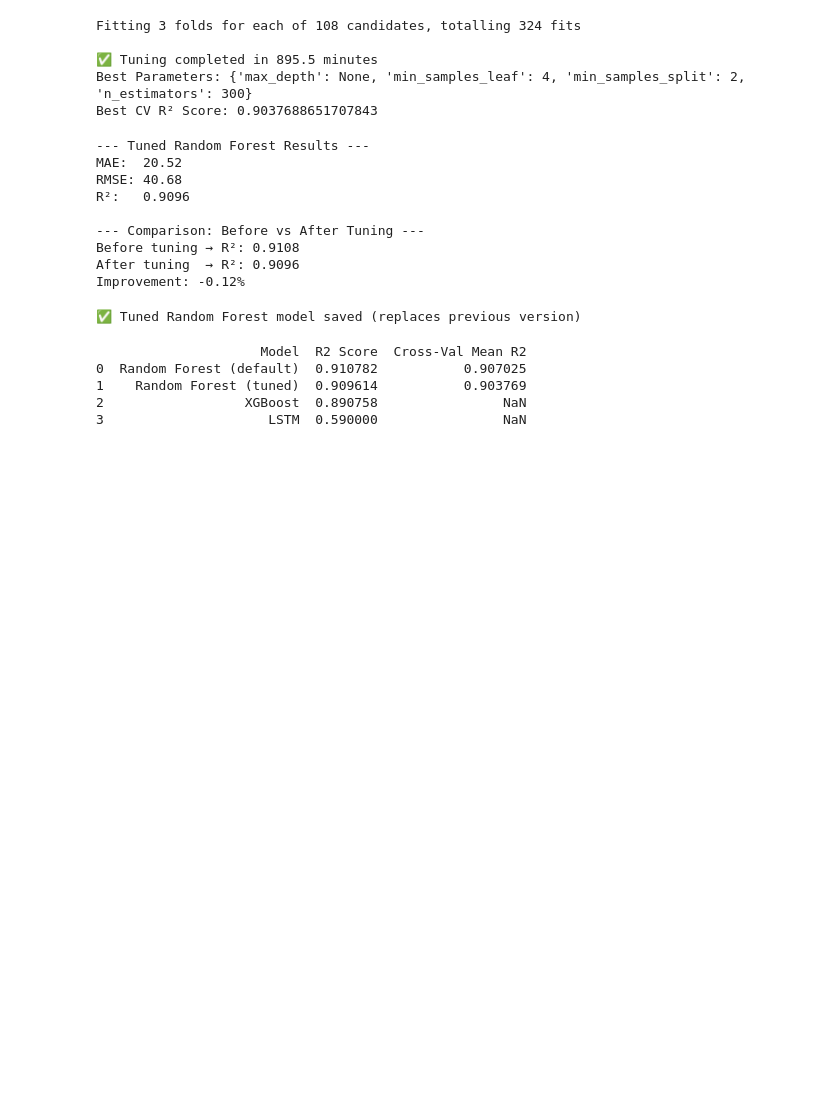
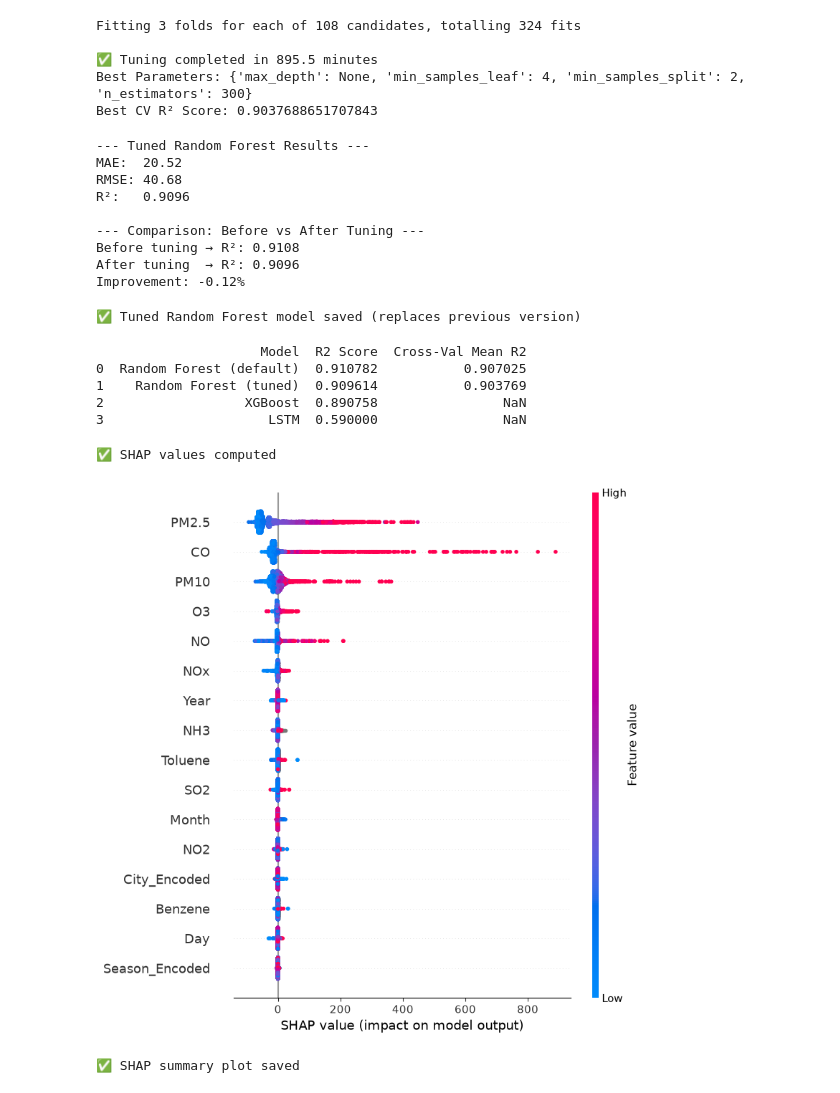
Before and after one commit to ankur0278/aqi-predictor-project, a Jupyter notebook: notebooks/03_model_building.ipynb, the cells around one changed output. Cells and saved outputs as stored; diff of their text form; code cells hidden in the pictures; blank space fills up the shorter version.

Commit message:
Add SHAP explainability analysis and plots

```diff
--- a/notebooks/03_model_building.ipynb
+++ b/notebooks/03_model_building.ipynb
@@ -220,3 +220,23 @@ results_final.to_csv('../reports/final_model_comparison.csv', index=False)
 1    Random Forest (tuned)  0.909614           0.903769
 2                  XGBoost  0.890758                NaN
 3                     LSTM  0.590000                NaN
+# %%
+import shap
+import matplotlib.pyplot as plt
+
+# Use the default RF model (confirmed best)
+explainer = shap.TreeExplainer(rf_model)
+shap_values = explainer.shap_values(X_test)
+print("✅ SHAP values computed")
+# %% [output]
+✅ SHAP values computed
+# %%
+plt.figure()
+shap.summary_plot(shap_values, X_test, feature_names=features, show=False)
+plt.tight_layout()
+plt.savefig('../reports/11_shap_summary.png', dpi=150, bbox_inches='tight')
+plt.show()
+print("✅ SHAP summary plot saved")
+# %% [output]
+[figure, added]
+✅ SHAP summary plot saved
```
Also changed, not shown: parts of 2 cells of this notebook, 4 other files.
